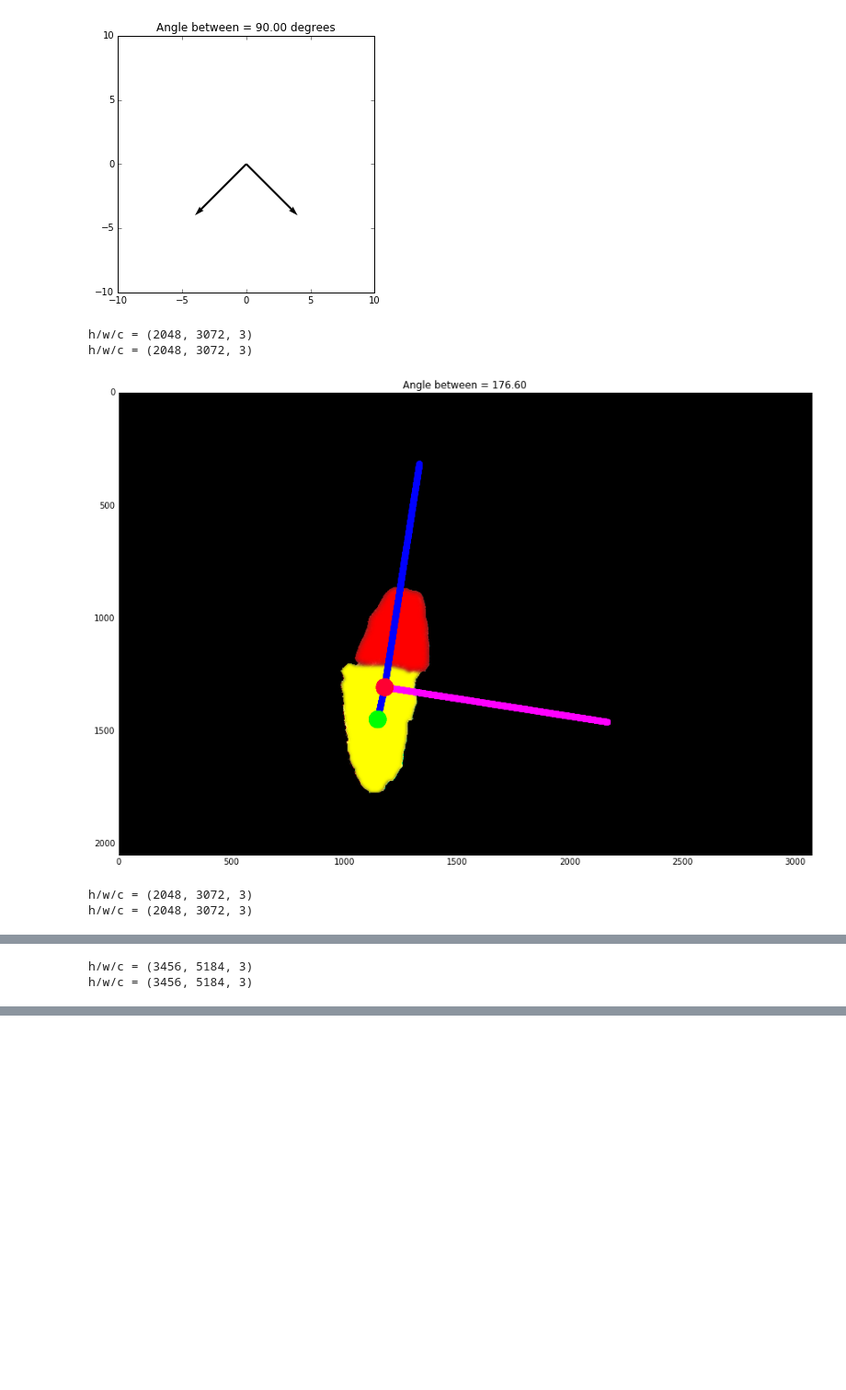
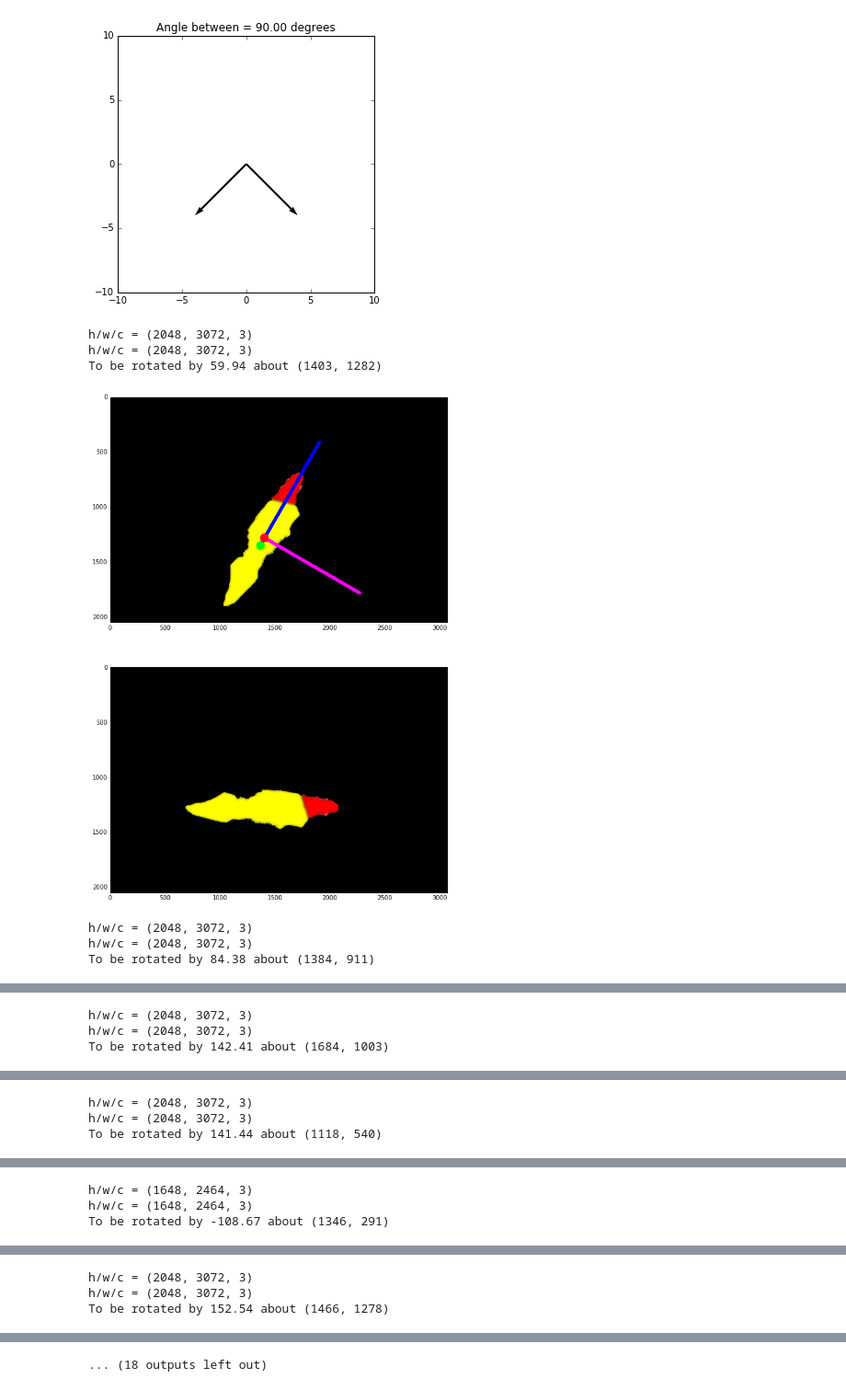
Before and after one commit to mattdns1006/Misc, a Jupyter notebook: pcaRotate.ipynb, the cells around one changed output, grey strips where cells are left out. Shown at 92% size. Saved outputs shown, nothing was run; the diff lists cells and outputs as text; code cells hidden in the pictures; blank space fills up the shorter version.

```diff
--- a/pcaRotate.ipynb
+++ b/pcaRotate.ipynb
@@ -83,49 +110,47 @@ def getImgMoments(im,channel):
 # %%
-for i in range(0,3):
+imgPaths = glob.glob("/home/msmith/kaggle/whale/imgs/*/l_*")
+for i in np.random.permutation(len(imgPaths))[:15]:
 
-    imPath = glob.glob("/home/msmith/kaggle/whale/imgs/*/l_*")[i]
+    imPath = imgPaths[i]
 
     orig = cv2.imread(imPath.replace("l_","w1_"))[:,:,::-1]
     mask = cv2.imread(imPath)[:,:,::-1]
     h,w,c = mask.shape
+    channel = 0 #Red
+
+    # Call fns
     mask = getRedYellow(mask)
-
-    channel = 0 #Red
     centroidR, covR = getImgMoments(mask,0)
     centroidG, covG = getImgMoments(mask,1)
+    e1,e2 = evs = getEigenVectors(centroid1=centroidG,centroid2=centroidR,cov=covR)
+    rotMatrix = getRotationMatrix(evs=evs,centroid=centroidR,scale=1.0)
+    rot = mask.copy()
+    dst =cv2.warpAffine(rot, rotMatrix,(w,h),borderValue=0)
 
-    eigenVals, eigenVectors = np.linalg.eig(covR)
-    idx = abs(eigenVals).argsort()[::-1] #Order eigen-system
-    eigenVals = eigenVals[idx]
-    eigenVectors = eigenVectors[:,idx]
-
-    e1 = eigenVectors[:,0]
-    e2 = eigenVectors[:,1]
-
-    redGreenDirection = centroidG.astype(np.float32)-centroidR.astype(np.float32)
-    angleBetween = angle_between(redGreenDirection,e1)
-    if angleBetween < 90: #If (centroid of green - centroid of red) (dotProd) first eigenvector then flip direction
-        e1*=-1
-    if np.linalg.det(eigenVectors)<0: #Make sure determinant==1 so not mirror imaging
-        e2*=-1
-
+    # For display
     arroLen = 1000
     arrowToE1 = tuple((centroidR + (e1)*arroLen).astype(np.uint16))
     arrowToE2 = tuple((centroidR + (e2)*arroLen).astype(np.uint16))
     centroidRT = totuple(centroidR)
     centroidGT = totuple(centroidG)
 
     dis = mask.copy()
     cv2.line(dis,centroidRT,arrowToE1,(0,0,255),30)
     cv2.line(dis,centroidRT,arrowToE2,(255,0,255),30)
     cv2.line(dis,centroidGT,centroidRT,(0,0,255),30)
     cv2.circle(dis,centroidRT,40,(255,0,50),-1,lineType=8)
     cv2.circle(dis,centroidGT,40,(0,255,0),-1)
-    plt.title("Angle between = {0:.2f}".format(angleBetween))
-    plt.imshow(dis,cmap=cm.gray); plt.show()
+    plt.title(imPath)
+    plt.subplot(211)
+    plt.imshow(dis,cmap=cm.gray);
+    plt.subplot(212)
+    plt.imshow(dst,cmap=cm.gray);
+    plt.show()
 # %% [output]
 h/w/c = (2048, 3072, 3)
 h/w/c = (2048, 3072, 3)
+To be rotated by 59.94 about (1403, 1282)
-[figure, old version]
+[figure, new version]
 h/w/c = (2048, 3072, 3)
 h/w/c = (2048, 3072, 3)
+To be rotated by 84.38 about (1384, 911)
@@ -133,2 +158,3 @@ h/w/c = (2048, 3072, 3)
-h/w/c = (3456, 5184, 3)
-h/w/c = (3456, 5184, 3)
+h/w/c = (2048, 3072, 3)
+h/w/c = (2048, 3072, 3)
+To be rotated by 142.41 about (1684, 1003)
@@ -135,0 +162,3 @@ h/w/c = (3456, 5184, 3)
+h/w/c = (2048, 3072, 3)
+h/w/c = (2048, 3072, 3)
+To be rotated by 141.44 about (1118, 540)
@@ -135,0 +166,3 @@ h/w/c = (3456, 5184, 3)
+h/w/c = (1648, 2464, 3)
+h/w/c = (1648, 2464, 3)
+To be rotated by -108.67 about (1346, 291)
@@ -135,0 +170,3 @@ h/w/c = (3456, 5184, 3)
+h/w/c = (2048, 3072, 3)
+h/w/c = (2048, 3072, 3)
+To be rotated by 152.54 about (1466, 1278)
@@ -135,0 +174 @@ h/w/c = (3456, 5184, 3)
+... (18 outputs left out)
```
Also changed, not shown: parts of 3 cells of this notebook.
